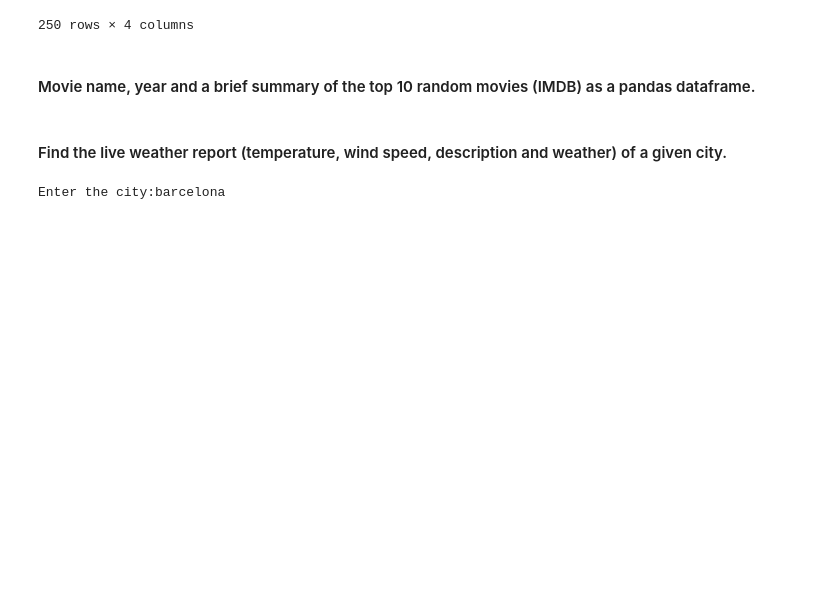
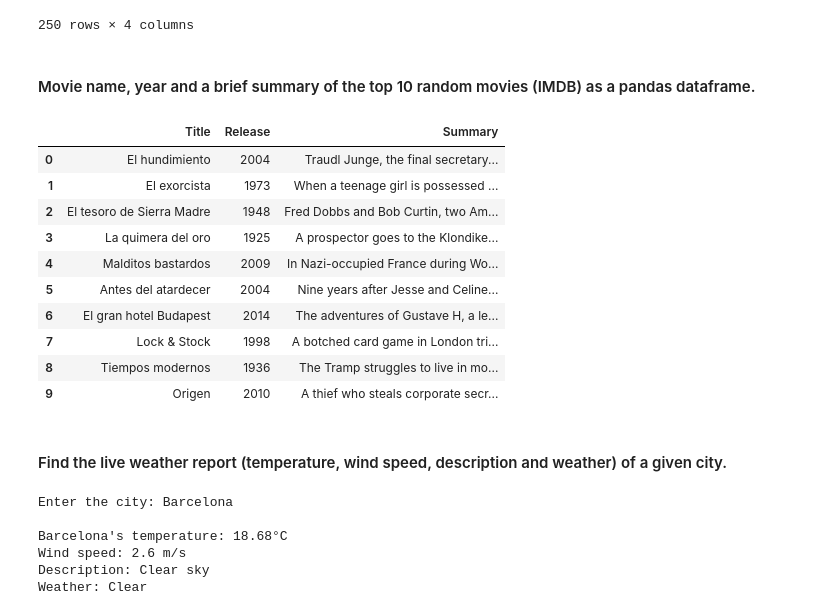
Before and after one commit to MiguelSimonTA/IronHack-Data-Module-1, a Jupyter notebook: 21.-Web-Scraping/your-code/main.ipynb, the cells around one changed output. Saved outputs shown, nothing was run; the diff lists cells and outputs as text; code cells hidden in the pictures; blank space fills up the shorter version.

```diff
--- a/21.-Web-Scraping/your-code/main.ipynb
+++ b/21.-Web-Scraping/your-code/main.ipynb
@@ -524,8 +522,39 @@ url = 'http://www.imdb.com/chart/top'
+# %%
+from random import shuffle;
+
+n_random = 10;
+
+html = requests.get(url).content;
+soup = BeautifulSoup(html, "lxml");
+movies = soup.find_all('td', {'class':'titleColumn'})
+
+shuffle(movies)
+
+titles = [movie.find('a').text for movie in movies[0:n_random]]
+years = [movie.find('span').text[1:-1] for movie in movies[0:n_random]]
+links_to_movies = [movie.find('a').get('href') for movie in movies[0:n_random]]
+
+summary = []
+for link in links_to_movies:
+    html = requests.get('https://www.imdb.com' + link).content;
+    soup = BeautifulSoup(html, "lxml");
+    summary.append(soup.find('div', {'class':'summary_text'}).text.strip());
+
+movies_dict = {'Title': titles, 'Release': years, 'Summary': summary}
+
+movies_df = pd.DataFrame(movies_dict)
+movies_df
+# %% [output]
+|  | Title | Release | Summary |
+| 0 | El hundimiento | 2004 | Traudl Junge, the final secretary... |
+| 1 | El exorcista | 1973 | When a teenage girl is possessed ... |
+| 2 | El tesoro de Sierra Madre | 1948 | Fred Dobbs and Bob Curtin, two Am... |
+| 3 | La quimera del oro | 1925 | A prospector goes to the Klondike... |
+| 4 | Malditos bastardos | 2009 | In Nazi-occupied France during Wo... |
+| 5 | Antes del atardecer | 2004 | Nine years after Jesse and Celine... |
+| 6 | El gran hotel Budapest | 2014 | The adventures of Gustave H, a le... |
+| 7 | Lock & Stock | 1998 | A botched card game in London tri... |
+| 8 | Tiempos modernos | 1936 | The Tramp struggles to live in mo... |
+| 9 | Origen | 2010 | A thief who steals corporate secr... |
 # %% [markdown]
 #### Find the live weather report (temperature, wind speed, description and weather) of a given city.
-# %%
-#https://openweathermap.org/current
-city = city=input('Enter the city:')
-url = 'http://api.openweathermap.org/data/2.5/weather?'+'q='+city+'&APPID=b35975e18dc93725acb092f7272cc6b8&units=metric'
-# %% [output]
-Enter the city:barcelona
@@ -534 +561,17 @@ Enter the city:barcelona
+# %%
+city = input('Enter the city: ').lower();
+url = 'http://api.openweathermap.org/data/2.5/weather?'+'q='+city+'&APPID=b35975e18dc93725acb092f7272cc6b8&units=metric'
+weather_json = requests.get(url).json()
+
+print("\n{}'s temperature: {}°C ".format(city.capitalize(), weather_json['main']['temp']))
+print("Wind speed: {} m/s".format(weather_json['wind']['speed']))
+print("Description: {}".format(weather_json['weather'][0]['description'].capitalize()))
+print("Weather: {}".format(weather_json['weather'][0]['main'].capitalize()))
+# %% [output]
+Enter the city: Barcelona
+
+Barcelona's temperature: 18.68°C
+Wind speed: 2.6 m/s
+Description: Clear sky
+Weather: Clear
 # %% [markdown]
```
Also changed, not shown: parts of 24 cells of this notebook.
